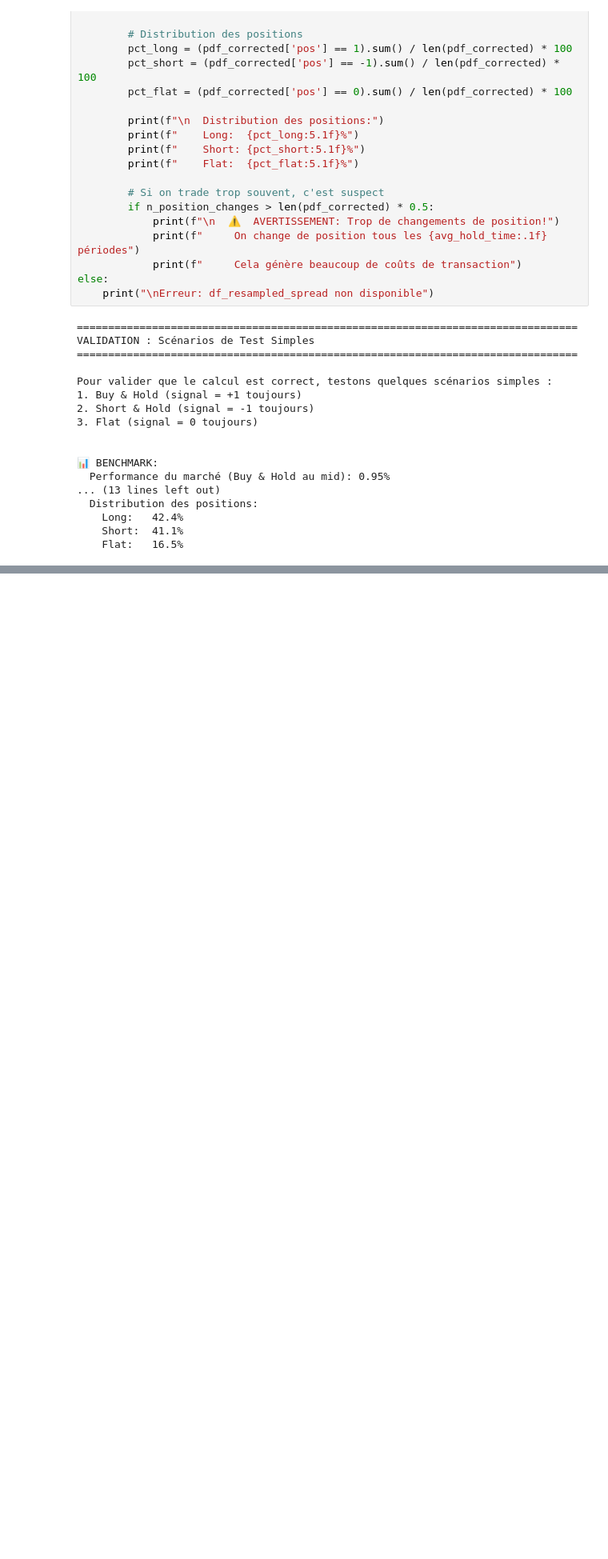
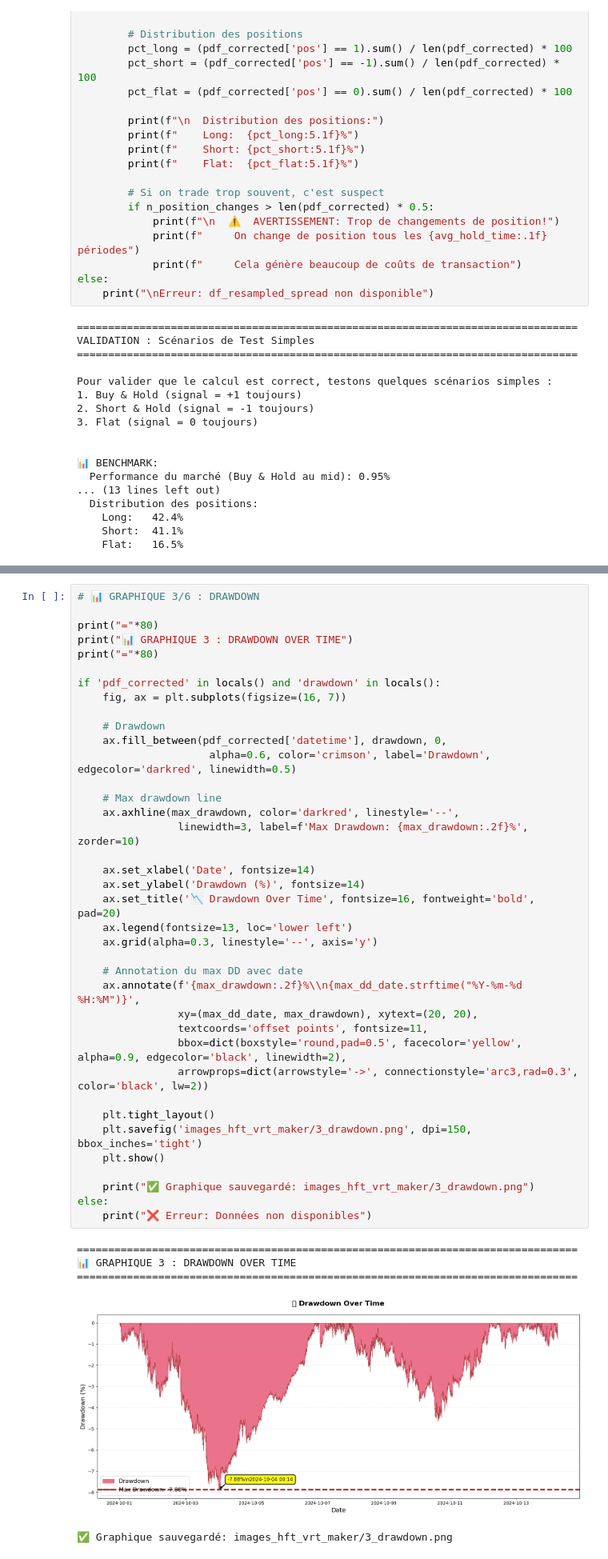
Before and after one commit to 333Rosky/strategy_library, a Jupyter notebook: High Frequency Trading/hft_vrt_maker.ipynb, the cells around one changed output, grey strips where cells are left out. Shown at 80% size. Cells and saved outputs as stored; diff of their text form; blank space fills up the shorter version.

```diff
--- a/High Frequency Trading/hft_vrt_maker.ipynb
+++ b/High Frequency Trading/hft_vrt_maker.ipynb
@@ -1098,0 +1644,44 @@ Pour valider que le calcul est correct, testons quelques scénarios simples :
+# %%
+# 📊 GRAPHIQUE 3/6 : DRAWDOWN
+
+print("="*80)
+print("📊 GRAPHIQUE 3 : DRAWDOWN OVER TIME")
+print("="*80)
+
+if 'pdf_corrected' in locals() and 'drawdown' in locals():
+    fig, ax = plt.subplots(figsize=(16, 7))
+
+    # Drawdown
+    ax.fill_between(pdf_corrected['datetime'], drawdown, 0,
+                     alpha=0.6, color='crimson', label='Drawdown', edgecolor='darkred', linewidth=0.5)
+
+    # Max drawdown line
+    ax.axhline(max_drawdown, color='darkred', linestyle='--',
+                linewidth=3, label=f'Max Drawdown: {max_drawdown:.2f}%', zorder=10)
+
+    ax.set_xlabel('Date', fontsize=14)
+    ax.set_ylabel('Drawdown (%)', fontsize=14)
+    ax.set_title('📉 Drawdown Over Time', fontsize=16, fontweight='bold', pad=20)
+    ax.legend(fontsize=13, loc='lower left')
+    ax.grid(alpha=0.3, linestyle='--', axis='y')
+
+    # Annotation du max DD avec date
+    ax.annotate(f'{max_drawdown:.2f}%\\n{max_dd_date.strftime("%Y-%m-%d %H:%M")}',
+                xy=(max_dd_date, max_drawdown), xytext=(20, 20),
+                textcoords='offset points', fontsize=11,
+                bbox=dict(boxstyle='round,pad=0.5', facecolor='yellow', alpha=0.9, edgecolor='black', linewidth=2),
+                arrowprops=dict(arrowstyle='->', connectionstyle='arc3,rad=0.3', color='black', lw=2))
+
+    plt.tight_layout()
+    plt.savefig('images_hft_vrt_maker/3_drawdown.png', dpi=150, bbox_inches='tight')
+    plt.show()
+
+    print("✅ Graphique sauvegardé: images_hft_vrt_maker/3_drawdown.png")
+else:
+    print("❌ Erreur: Données non disponibles")
+# %% [output]
+================================================================================
+📊 GRAPHIQUE 3 : DRAWDOWN OVER TIME
+================================================================================
+[figure, added]
+✅ Graphique sauvegardé: images_hft_vrt_maker/3_drawdown.png
```
Also changed, not shown: parts of 6 cells of this notebook, 14 other files.
